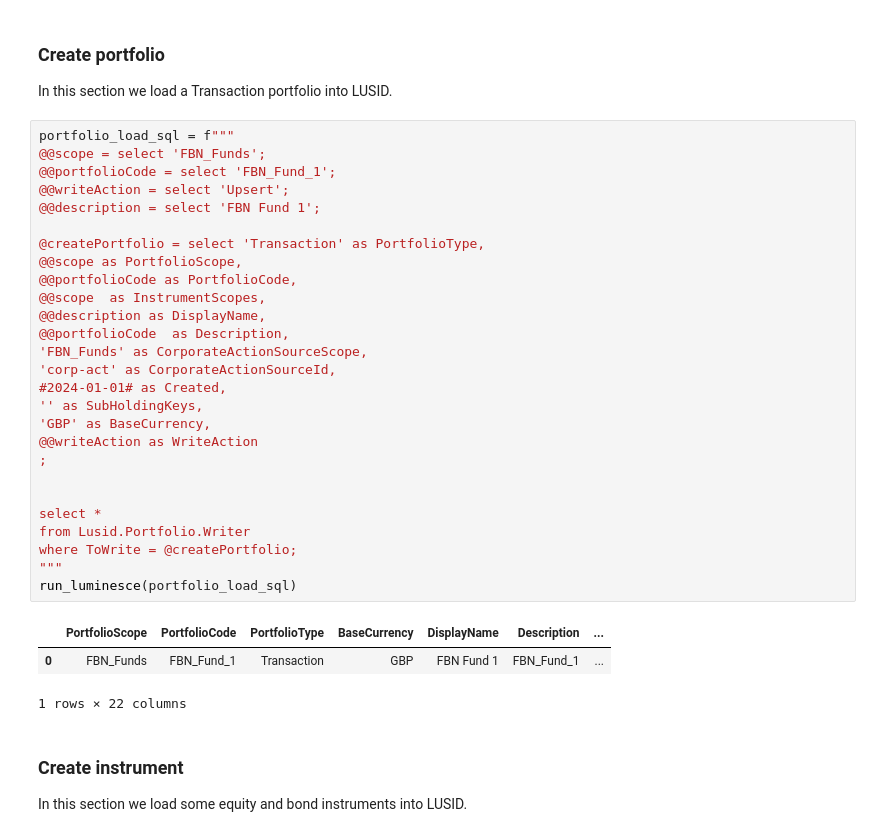
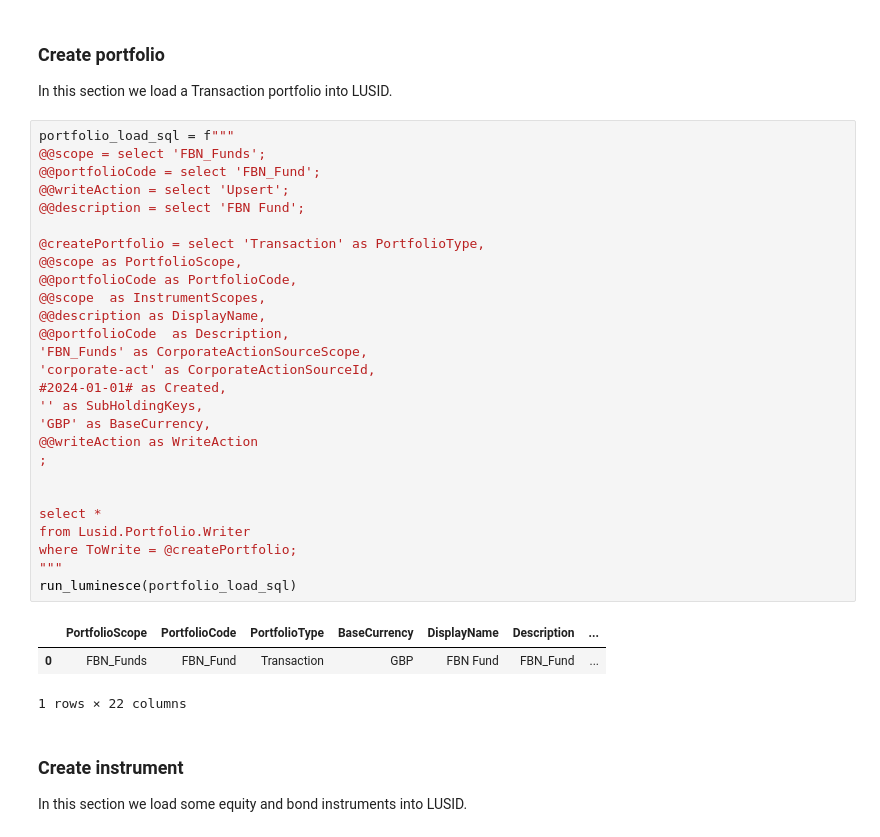
Before and after one commit to oscaryee19/sample-notebooks, a Jupyter notebook: examples/use-cases/abor/ABOR.ipynb, the cells around one changed output. Cells and saved outputs as stored; diff of their text form.

```diff
--- a/examples/use-cases/abor/ABOR.ipynb
+++ b/examples/use-cases/abor/ABOR.ipynb
@@ -479,33 +479,33 @@ In this section we load a Transaction portfolio into LUSID.
 # %%
 portfolio_load_sql = f"""
 @@scope = select 'FBN_Funds';
-@@portfolioCode = select 'FBN_Fund_1';
+@@portfolioCode = select 'FBN_Fund';
 @@writeAction = select 'Upsert';
-@@description = select 'FBN Fund 1';
+@@description = select 'FBN Fund';
 
 @createPortfolio = select 'Transaction' as PortfolioType,
 @@scope as PortfolioScope,
 @@portfolioCode as PortfolioCode,
 @@scope  as InstrumentScopes,
 @@description as DisplayName,
 @@portfolioCode  as Description,
 'FBN_Funds' as CorporateActionSourceScope,
-'corp-act' as CorporateActionSourceId,
+'corporate-act' as CorporateActionSourceId,
 #2024-01-01# as Created,
 '' as SubHoldingKeys,
 'GBP' as BaseCurrency,
 @@writeAction as WriteAction
 ;
 
 
 select *
 from Lusid.Portfolio.Writer
 where ToWrite = @createPortfolio;
 """
 run_luminesce(portfolio_load_sql)
 # %% [output]
 |  | PortfolioScope | PortfolioCode | PortfolioType | BaseCurrency | DisplayName | Description | ... |
-| 0 | FBN_Funds | FBN_Fund_1 | Transaction | GBP | FBN Fund 1 | FBN_Fund_1 | ... |
+| 0 | FBN_Funds | FBN_Fund | Transaction | GBP | FBN Fund | FBN_Fund | ... |
 1 rows × 22 columns
 # %% [markdown]
 ### Create instrument
```
Also changed, not shown: parts of 12 cells of this notebook, 3 other files.
